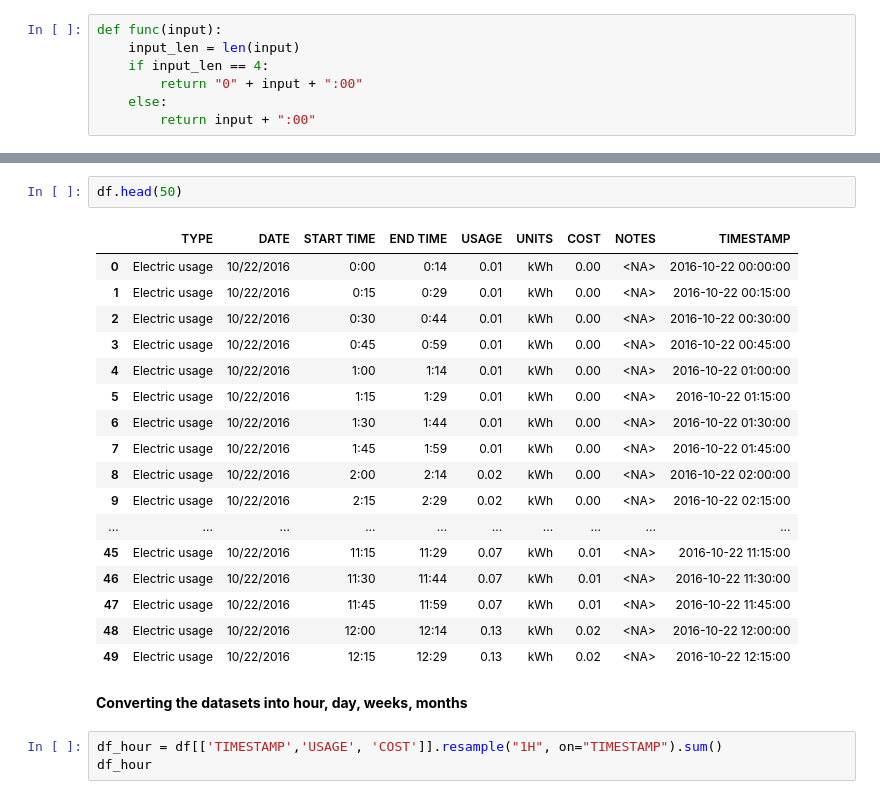
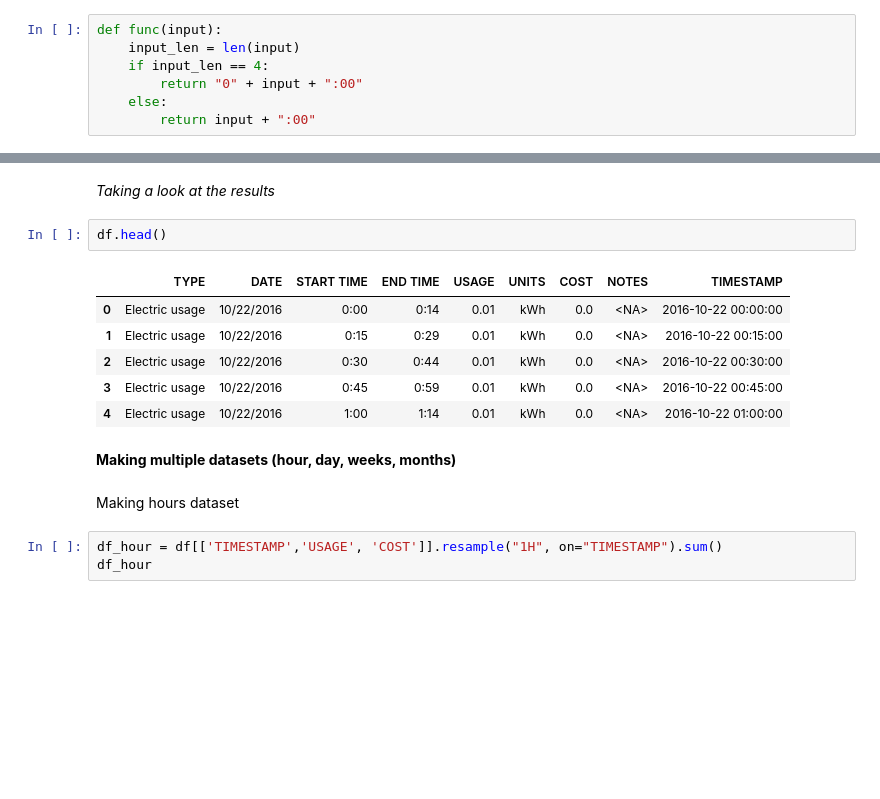
Before and after one commit to dblilienthal/Energy-Forcasting, a Jupyter notebook: Household Energy Modeling.ipynb, the cells around one changed output, grey strips where cells are left out. Drawn from its saved outputs; the diff is of its cells as text; blank space fills up the shorter version.

```diff
--- a/Household Energy Modeling.ipynb
+++ b/Household Energy Modeling.ipynb
@@ -113,25 +87,18 @@ Name: TIMESTAMP, Length: 70368, dtype: datetime64[ns]
+# %% [markdown]
+*Taking a look at the results*
 # %%
-df.head(50)
+df.head()
 # %% [output]
 |  | TYPE | DATE | START TIME | END TIME | USAGE | UNITS | COST | NOTES | TIMESTAMP |
-| 0 | Electric usage | 10/22/2016 | 0:00 | 0:14 | 0.01 | kWh | 0.00 | <NA> | 2016-10-22 00:00:00 |
-| 1 | Electric usage | 10/22/2016 | 0:15 | 0:29 | 0.01 | kWh | 0.00 | <NA> | 2016-10-22 00:15:00 |
-| 2 | Electric usage | 10/22/2016 | 0:30 | 0:44 | 0.01 | kWh | 0.00 | <NA> | 2016-10-22 00:30:00 |
-| 3 | Electric usage | 10/22/2016 | 0:45 | 0:59 | 0.01 | kWh | 0.00 | <NA> | 2016-10-22 00:45:00 |
-| 4 | Electric usage | 10/22/2016 | 1:00 | 1:14 | 0.01 | kWh | 0.00 | <NA> | 2016-10-22 01:00:00 |
-| 5 | Electric usage | 10/22/2016 | 1:15 | 1:29 | 0.01 | kWh | 0.00 | <NA> | 2016-10-22 01:15:00 |
-| 6 | Electric usage | 10/22/2016 | 1:30 | 1:44 | 0.01 | kWh | 0.00 | <NA> | 2016-10-22 01:30:00 |
-| 7 | Electric usage | 10/22/2016 | 1:45 | 1:59 | 0.01 | kWh | 0.00 | <NA> | 2016-10-22 01:45:00 |
-| 8 | Electric usage | 10/22/2016 | 2:00 | 2:14 | 0.02 | kWh | 0.00 | <NA> | 2016-10-22 02:00:00 |
-| 9 | Electric usage | 10/22/2016 | 2:15 | 2:29 | 0.02 | kWh | 0.00 | <NA> | 2016-10-22 02:15:00 |
-| ... | ... | ... | ... | ... | ... | ... | ... | ... | ... |
-| 45 | Electric usage | 10/22/2016 | 11:15 | 11:29 | 0.07 | kWh | 0.01 | <NA> | 2016-10-22 11:15:00 |
-| 46 | Electric usage | 10/22/2016 | 11:30 | 11:44 | 0.07 | kWh | 0.01 | <NA> | 2016-10-22 11:30:00 |
-| 47 | Electric usage | 10/22/2016 | 11:45 | 11:59 | 0.07 | kWh | 0.01 | <NA> | 2016-10-22 11:45:00 |
-| 48 | Electric usage | 10/22/2016 | 12:00 | 12:14 | 0.13 | kWh | 0.02 | <NA> | 2016-10-22 12:00:00 |
-| 49 | Electric usage | 10/22/2016 | 12:15 | 12:29 | 0.13 | kWh | 0.02 | <NA> | 2016-10-22 12:15:00 |
+| 0 | Electric usage | 10/22/2016 | 0:00 | 0:14 | 0.01 | kWh | 0.0 | <NA> | 2016-10-22 00:00:00 |
+| 1 | Electric usage | 10/22/2016 | 0:15 | 0:29 | 0.01 | kWh | 0.0 | <NA> | 2016-10-22 00:15:00 |
+| 2 | Electric usage | 10/22/2016 | 0:30 | 0:44 | 0.01 | kWh | 0.0 | <NA> | 2016-10-22 00:30:00 |
+| 3 | Electric usage | 10/22/2016 | 0:45 | 0:59 | 0.01 | kWh | 0.0 | <NA> | 2016-10-22 00:45:00 |
+| 4 | Electric usage | 10/22/2016 | 1:00 | 1:14 | 0.01 | kWh | 0.0 | <NA> | 2016-10-22 01:00:00 |
 # %% [markdown]
-**Converting the datasets into hour, day, weeks, months**
+**Making multiple datasets (hour, day, weeks, months)**
+# %% [markdown]
+Making hours dataset
 # %%
 df_hour = df[['TIMESTAMP','USAGE', 'COST']].resample("1H", on="TIMESTAMP").sum()
 df_hour
```
Also changed, not shown: parts of 27 cells of this notebook.
